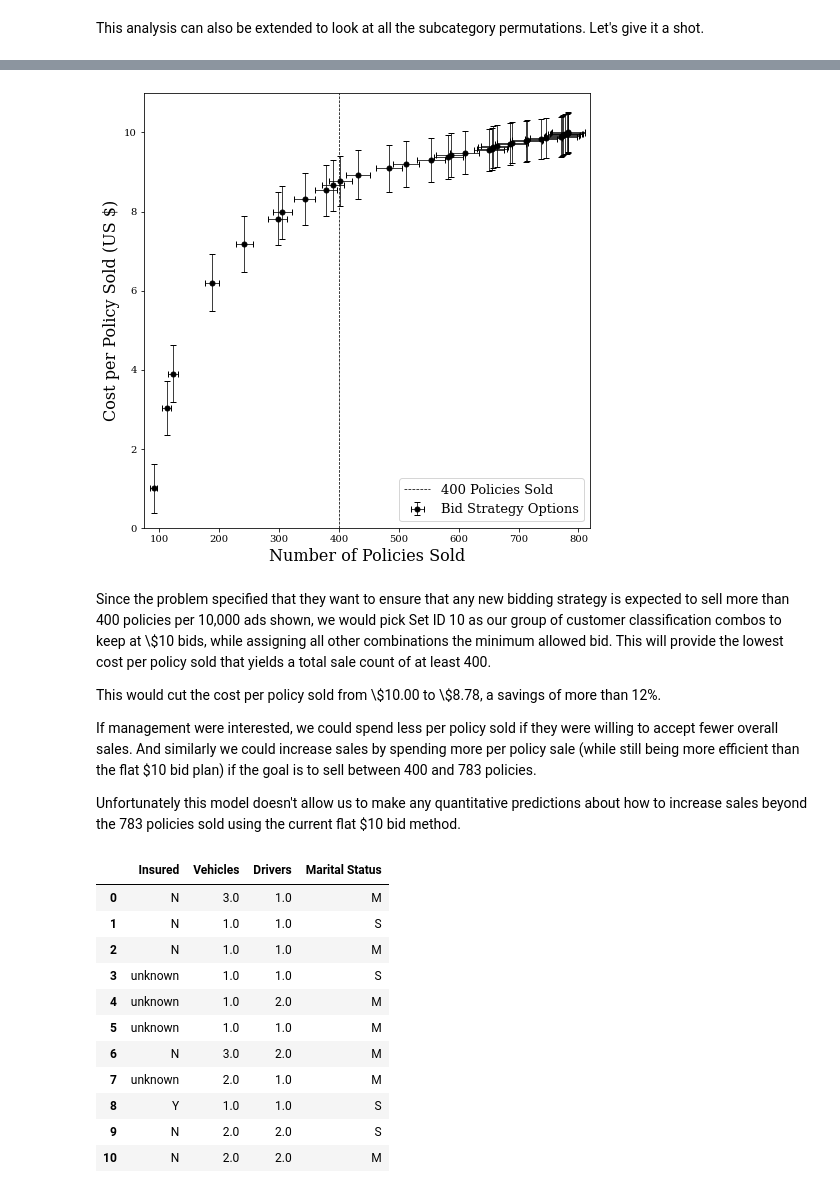
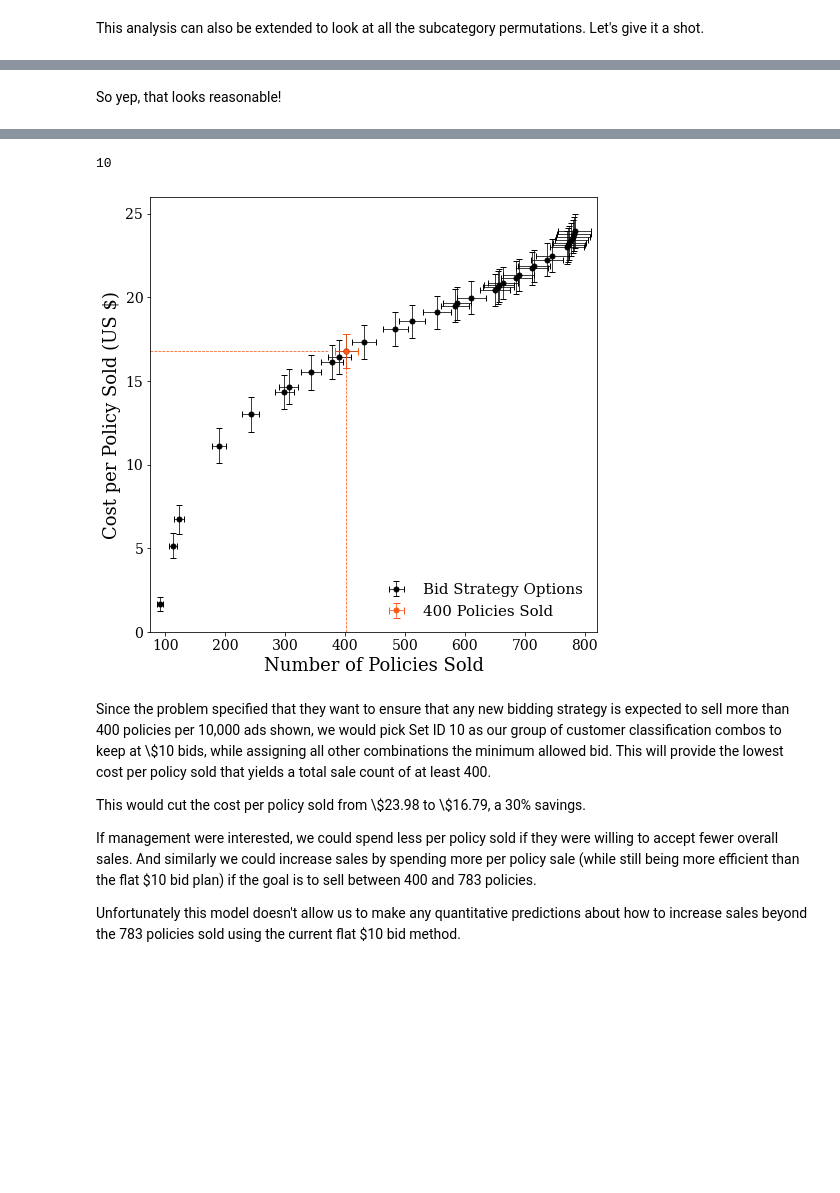
Before and after one commit to rdp135/Root_Insurance, a Jupyter notebook: PatsScratchWork.ipynb, the cells around one changed output, grey strips where cells are left out. Saved outputs shown, nothing was run; the diff lists cells and outputs as text; code cells hidden in the pictures; blank space fills up the shorter version.

Commit message:
Fixed bug in calculating cost per policy sold

```diff
--- a/PatsScratchWork.ipynb
+++ b/PatsScratchWork.ipynb
@@ -9,6 +9,9 @@ from scipy.optimize import curve_fit
 
 #Use better looking plot settings
 plt.rc('font',family='serif')
+
+RootOrange = '#FF5715'
+Orange120 = '#EE4300'
 # %%
 ## Code here or write here
 ## Read in the advertising data
@@ -896,6 +938,8 @@ categories_df = pd.DataFrame({
                         'Total Click Uncertainty':[],
                         'Total Policies Sold':[],
                         'Total Policies Sold Uncertainty':[],
+                        'Expected Clicks at Rank 5':[],
+                        'Uncertainty in Rank 5 Clicks Estimate':[],
                         'Expected Policies Sold at Rank 5':[],
                         'Uncertainty in Rank 5 Sales Estimate':[],
                         'Expected Clicks per Ad':[],
@@ -947,6 +991,7 @@ for insured_val in insured_vals:
                                'Policies Sold per Click Uncertainty':err_policies_per_click,
                                'Total Clicks':ad_clicks, 'Total Click Uncertainty':np.sqrt(ad_clicks),
                                'Total Policies Sold':policies_sold, 'Total Policies Sold Uncertainty':np.sqrt(policies_sold),
+                               'Expected Clicks at Rank 5':ExpClickR5, 'Uncertainty in Rank 5 Clicks Estimate':ErrClickR5,
                                'Expected Policies Sold at Rank 5':ExpPoliciesR5,'Uncertainty in Rank 5 Sales Estimate':ErrPoliciesR5,
                                'Expected Clicks per Ad':ExpClickperAd, 'AvgRank':AvgRank,
                                'Rank1':Ranks[0],'Rank2':Ranks[1], 'Rank3':Ranks[2],'Rank4':Ranks[3], 'Rank5':Ranks[4]
@@ -954,5 +999,6 @@ for insured_val in insured_vals:
                     categories_df = categories_df.append(new_row, ignore_index=True)
 
 categories_df = categories_df.sort_values(by=['Policies Sold per Click'], ascending=False).reset_index(drop=True)
+print( categories_df.info() )
 categories_df
 # %% [output]
@@ -1023,3 +1085,5 @@ So yep, that looks reasonable!
+# %% [markdown]
+So yep, that looks reasonable!
 # %%
 # We'll assume for now that the lowest possible bid one can make is $0.01,
 # since I doubt the search host would let you bid $0.00
@@ -1041,22 +1105,26 @@ policystats_df = pd.DataFrame({
 for i in range(35):
     TenDollarPolicies = sum(categories_df.iloc[0:i+1]["Total Policies Sold"])
     TenDollarUncertainty = np.sqrt(sum( np.array(categories_df.iloc[0:i+1]["Total Policies Sold Uncertainty"])**2 ))
+    TenDollarClicks = sum(categories_df.iloc[0:i+1]["Total Clicks"])
+    TenDollarClickUncertainty = np.sqrt(sum( np.array(categories_df.iloc[0:i+1]["Total Click Uncertainty"])**2 ))
     MinBidPolicies = sum(categories_df.iloc[i:-1]["Expected Policies Sold at Rank 5"])
     MinBidUncertainty = np.sqrt(sum( np.array(categories_df.iloc[i:-1]["Uncertainty in Rank 5 Sales Estimate"])**2 ))
+    MinBidClicks = sum(categories_df.iloc[i:-1]["Expected Clicks at Rank 5"])
+    MinBidClickUncertainty = np.sqrt(sum( np.array(categories_df.iloc[i:-1]["Uncertainty in Rank 5 Clicks Estimate"])**2 ))
     TotalPolicies = TenDollarPolicies+MinBidPolicies
     TotalUncertainty = np.sqrt( TenDollarUncertainty**2 + MinBidUncertainty**2 )
-    CostPerAd = (10.0*TenDollarPolicies + MinBidVal*MinBidPolicies) / (TenDollarPolicies+MinBidPolicies)
-    CostUncertainty = CostPerAd*np.sqrt( ((10.0*TotalUncertainty+MinBidVal*MinBidUncertainty)/(10.0*TenDollarPolicies+MinBidVal*MinBidPolicies))**2 + (TotalUncertainty/TotalPolicies)**2 )
+    CostPerSale = (10.0*TenDollarClicks + MinBidVal*MinBidClicks) / (TenDollarPolicies+MinBidPolicies)
+    CostUncertainty = CostPerSale*np.sqrt( ((10.0*TenDollarClickUncertainty+MinBidVal*MinBidClickUncertainty)/(10.0*TenDollarClicks+MinBidVal*MinBidClicks))**2 + (TotalUncertainty/TotalPolicies)**2 )
     #print(i,
     #      round(TenDollarPolicies,1), '+/-', round(TenDollarUncertainty,1), ',',
     #      round(MinBidPolicies,1), '+/-', round(MinBidUncertainty,1), ',',
     #      round(TotalPolicies,1), '+/-', round(TotalUncertainty,1), ',',
-    #      '$'+str(round(CostPerAd,2)), '+/-', '$'+str(round(CostUncertainty,2))
+    #      '$'+str(round(CostPerSale,2)), '+/-', '$'+str(round(CostUncertainty,2))
     #     )
     new_row = {'Set ID':i, 'Policies From $10 Bids':TenDollarPolicies, 'Uncertainty in $10 Bid Sales':TenDollarUncertainty,
                'Policies from Minimum Bids':MinBidPolicies, 'Uncertainty in Minimum Bid Sales':MinBidUncertainty,
                'Total Policies Sold':TotalPolicies, 'Uncertainty in Total Sales':TotalUncertainty,
-               'Ad Cost Per Policy Sold':CostPerAd,'Uncertainty in Cost Per Sale':CostUncertainty
+               'Ad Cost Per Policy Sold':CostPerSale,'Uncertainty in Cost Per Sale':CostUncertainty
                                }
     policystats_df = policystats_df.append(new_row, ignore_index=True)
 
@@ -1079,48 +1147,50 @@ policystats_df
 | 32 | 32.0 | 778.0 | 27.892651 | 2.416849 | 1.017263 | ... |
 | 33 | 33.0 | 781.0 | 27.946377 | 1.219118 | 0.773369 | ... |
 | 34 | 34.0 | 783.0 | 27.982137 | 0.000000 | 0.000000 | ... |
+# %%
+opt_ind = [i for i,x in enumerate(policystats_df["Total Policies Sold"]) if x>400][0]
+
+print(opt_ind)
+# %% [output]
+10
 # %%
 plt.figure(figsize=(8,8))
 
 plt.errorbar(x=policystats_df["Total Policies Sold"], y=policystats_df["Ad Cost Per Policy Sold"],
              xerr=policystats_df["Uncertainty in Total Sales"], yerr=policystats_df["Uncertainty in Cost Per Sale"],
              color='k', fmt='o', capsize=3, linewidth=0.75, markersize=5,label='Bid Strategy Options')
 
-plt.axvline(400,color='k',linestyle='--',linewidth=0.75,label='400 Policies Sold')
+#Make an aesthetic orange errorbar for the point of 400 sales
+opt_ind = [i for i,x in enumerate(policystats_df["Total Policies Sold"]) if x>400][0]
+plt.errorbar(x=policystats_df.iloc[opt_ind]["Total Policies Sold"], y=policystats_df.iloc[opt_ind]["Ad Cost Per Policy Sold"],
+             xerr=policystats_df.iloc[opt_ind]["Uncertainty in Total Sales"], yerr=policystats_df.iloc[opt_ind]["Uncertainty in Cost Per Sale"],
+             color=RootOrange, fmt='o', capsize=3.5, linewidth=0.76, markersize=5.01,label='400 Policies Sold')
 
-plt.legend(fontsize=13,loc='lower right')
-plt.xlabel('Number of Policies Sold', fontsize=16)
-plt.ylabel('Cost per Policy Sold (US \$)', fontsize=16)
+plt.axvline(policystats_df.iloc[opt_ind]["Total Policies Sold"],
+            ymax=policystats_df.iloc[opt_ind]["Ad Cost Per Policy Sold"]/26,
+            linewidth=0.75,color=RootOrange,linestyle='--')
 
-plt.ylim(0,11)
+plt.axhline(policystats_df.iloc[opt_ind]["Ad Cost Per Policy Sold"],
+            xmax=(policystats_df.iloc[opt_ind]["Total Policies Sold"]-75)/820,
+            linewidth=0.75,color=RootOrange,linestyle='--')
+
+plt.legend(fontsize=15,loc='lower right',frameon=False)
+plt.xlabel('Number of Policies Sold', fontsize=18)
+plt.ylabel('Cost per Policy Sold (US \$)', fontsize=18)
+plt.xticks(fontsize=14)
+plt.yticks(fontsize=14)
+
+plt.ylim(0,26)
 plt.xlim(75,820)
 
 plt.show()
 # %% [output]
-[figure, old version]
+[figure, new version]
 # %% [markdown]
 Since the problem specified that they want to ensure that any new bidding strategy is expected to sell more than 400 policies per 10,000 ads shown, we would pick Set ID 10 as our group of customer classification combos to keep at \\\$10 bids, while assigning all other combinations the minimum allowed bid. This will provide the lowest cost per policy sold that yields a total sale count of at least 400.
 
-This would cut the cost per policy sold from \\\$10.00 to \\\$8.78, a savings of more than 12\%.
+This would cut the cost per policy sold from \\\$23.98 to \\\$16.79, a 30\% savings.
 
 If management were interested, we could spend less per policy sold if they were willing to accept fewer overall sales. And similarly we could increase sales by spending more per policy sale (while still being more efficient than the flat $10 bid plan) if the goal is to sell between 400 and 783 policies.
 
 Unfortunately this model doesn't allow us to make any quantitative predictions about how to increase sales beyond the 783 policies sold using the current flat $10 bid method.
-# %%
-#List out the category combinations we would be submitting $10 bids for under this strategy
-#All others not listed here would get the minimum allowed bid
-
-categories_df[['Insured','Vehicles','Drivers','Marital Status']].iloc[0:10+1]
-# %% [output]
-|  | Insured | Vehicles | Drivers | Marital Status |
-| 0 | N | 3.0 | 1.0 | M |
-| 1 | N | 1.0 | 1.0 | S |
-| 2 | N | 1.0 | 1.0 | M |
-| 3 | unknown | 1.0 | 1.0 | S |
-| 4 | unknown | 1.0 | 2.0 | M |
-| 5 | unknown | 1.0 | 1.0 | M |
-| 6 | N | 3.0 | 2.0 | M |
-| 7 | unknown | 2.0 | 1.0 | M |
-| 8 | Y | 1.0 | 1.0 | S |
-| 9 | N | 2.0 | 2.0 | S |
-| 10 | N | 2.0 | 2.0 | M |
```
Also changed, not shown: parts of 10 cells of this notebook.
